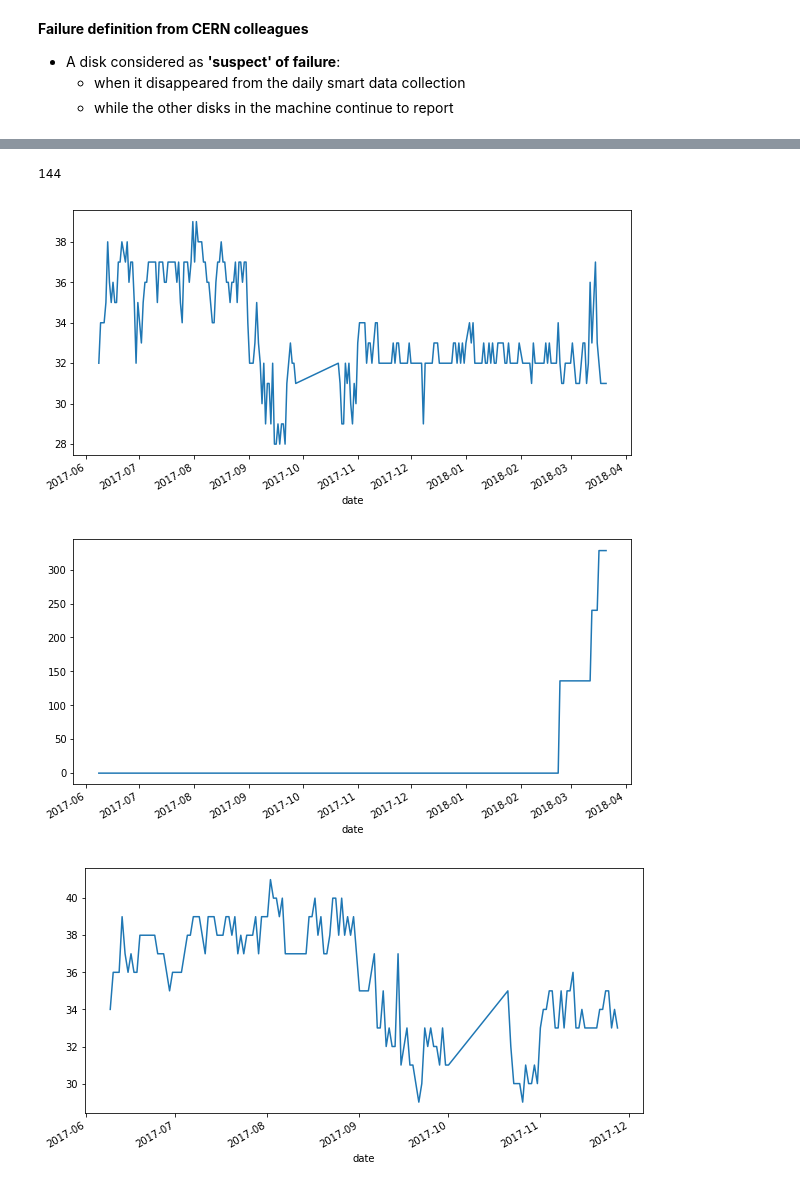
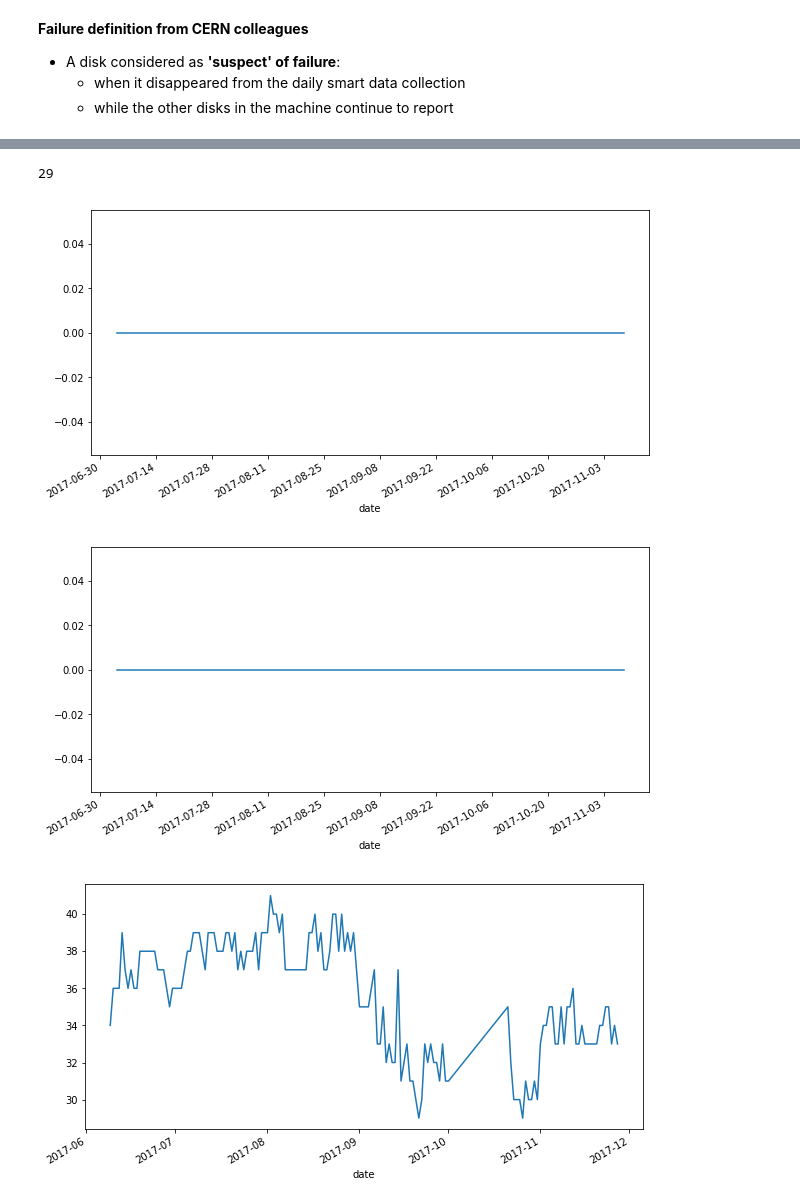
Before and after one commit to gacalheiros/hackathon, a Jupyter notebook: EDA-Baseline for Hackathon.ipynb, the cells around one changed output, grey strips where cells are left out. Drawn from its saved outputs; the diff is of its cells as text; code cells hidden in the pictures.

```diff
--- a/EDA-Baseline for Hackathon.ipynb
+++ b/EDA-Baseline for Hackathon.ipynb
@@ -313,7 +324,7 @@ data_dropped_narrow_time.head()
     * while the other disks in the machine continue to report
 # %%
 # let's identify amount of serial per day for each host
-host_date_number = data.groupby(['host', 'date'])['Serial'].count()
+host_date_number = data_dropped_narrow_time.groupby(['host', 'date'])['Serial'].count()
 # %%
 # for each host we know amount of serial per day
 host_date_number.head(10)
@@ -445,6 +436,6 @@ df_host.groupby(['host','date']).head()
 # %%
 # let's take subset for only possibly failed hosts
-possibly_bad_hosts_df = data[['host','Serial','date']][data.host.isin(possibly_bad_hosts.index)].groupby(['host','date'])['Serial'].apply(list).reset_index()
+possibly_bad_hosts_df = data_dropped_narrow_time[['host','Serial','date']][data_dropped_narrow_time.host.isin(possibly_bad_hosts.index)].groupby(['host','date'])['Serial'].apply(list).reset_index()
 possibly_bad_hosts_df.head()
 # %% [output]
 |  | host | date | Serial |
@@ -501,5 +491,5 @@ Amount of failured disks: 162
 # %%
-failed_disks = data[data.Serial.isin(bad_serials)]
+failed_disks = data_dropped_narrow_time[data_dropped_narrow_time.Serial.isin(bad_serials)]
 print(f'First ten bad disks:\n{failed_disks.Serial.unique()[:10]}')
 failed_disks
 # %% [output]
@@ -540,21 +530,21 @@ for disk in failed_list:
 # %%
 len(prob_failed)
 # %% [output]
-144
+29
 # %%
-# let's see how smart 194 behaves before a crash
+# let's see how smart 5 behaves before a crash
 plt.figure(figsize=(10,5))
-failed_disks[failed_disks.Serial == '17NRK0WFFTMB'].set_index('date').smart194.plot()
+failed_disks[failed_disks.Serial == '17BDK48DFTMB'].set_index('date').smart5.plot()
 plt.show()
 # %% [output]
-[figure, old version]
+[figure, new version]
 # %%
 #Smart 196 before the crash
 plt.figure(figsize=(10,5))
-failed_disks[failed_disks.Serial == '17NRK0WFFTMB'].set_index('date').smart5.plot()
+failed_disks[failed_disks.Serial == '17BDK48DFTMB'].set_index('date').smart196.plot()
 plt.show()
 # %% [output]
-[figure, old version]
+[figure, new version]
 # %%
 # let's see how smart 194 behaves before another crash
 plt.figure(figsize=(10,5))
```
Also changed, not shown: parts of 32 cells of this notebook.
